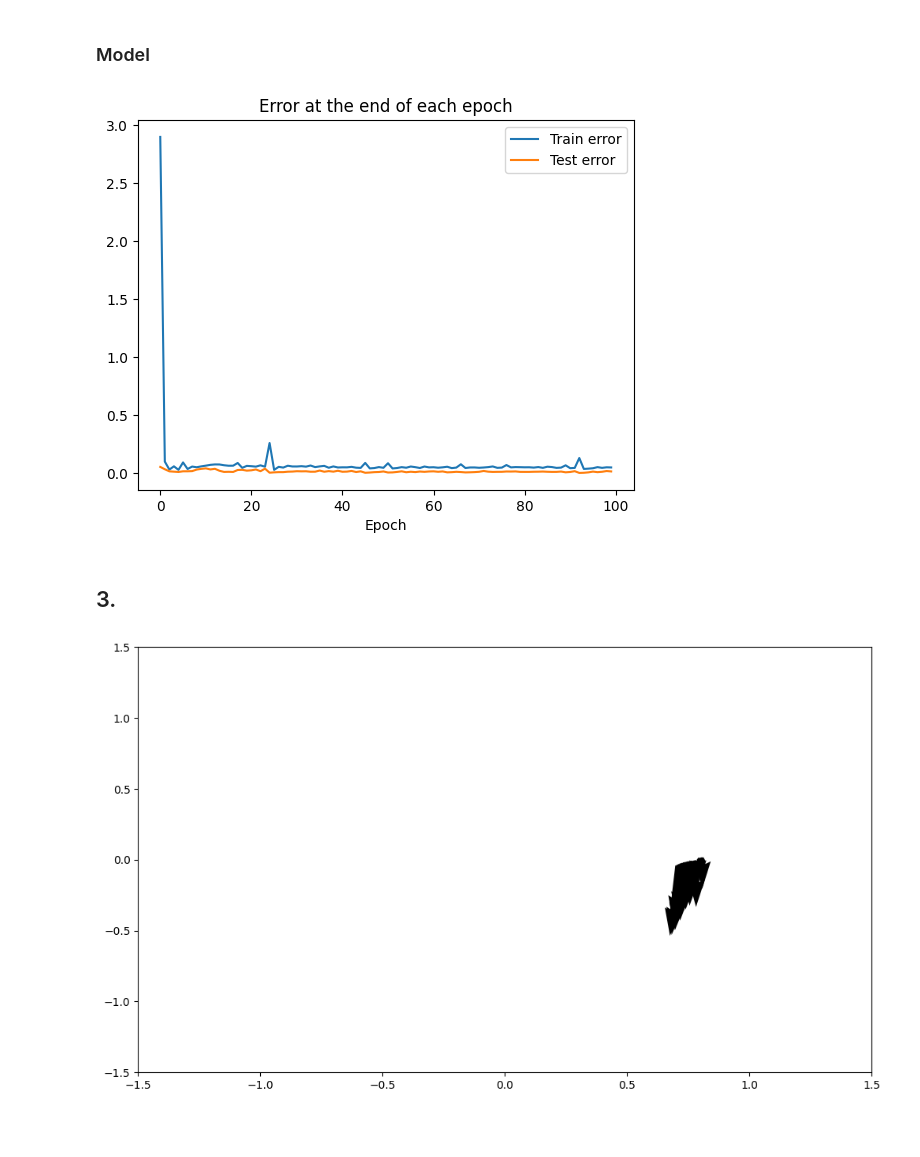
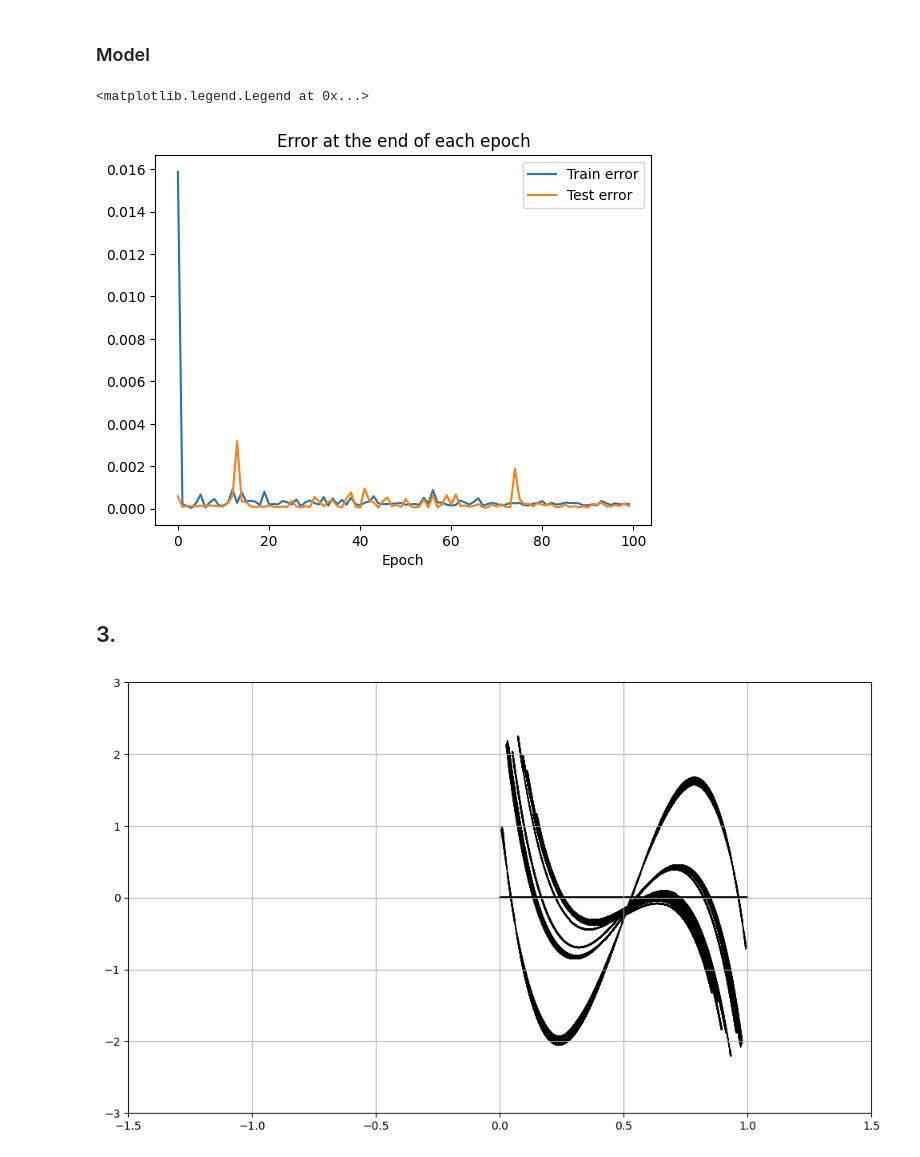
Before and after one commit to yonathan95/SequntialModeling1, a Jupyter notebook: Assignment1.ipynb, the cells around one changed output. Saved outputs shown, nothing was run; the diff lists cells and outputs as text; code cells hidden in the pictures; blank space fills up the shorter version.

```diff
--- a/Assignment1.ipynb
+++ b/Assignment1.ipynb
@@ -94,8 +100,9 @@ def plot_phase_diagram(data):
     fig, ax = plt.subplots(figsize = (12, 7))
     ax.quiver(x_pos, v_pos, x_direct, v_direct)
 
-    ax.axis([-1.5, 1.5, -1.5, 1.5])
+    ax.axis([-1.5, 1.5, -3, 3])
 
     # show plot
+    plt.grid()
     plt.show()
 # %%
@@ -113,8 +120,8 @@ import matplotlib.pyplot as plt
 # number of points
 sequence_length = 20
 hidden_size = 10
-input_size = 2
-output_size = 2
+input_size = 1
+output_size = 1
 lr = 0.01
 
 
@@ -157,62 +164,62 @@ test_err = []
 for e in range(epochs):
     # Train
     t_loss = 0
+    random.shuffle(train_data)
     for data in train_data:
-        x = torch.tensor(data[:-1]).float().reshape(1, sequence_length - 1, 2)  # [b, seq_len, fea_len]
-        y = torch.tensor(data[1:]).float().reshape(1, sequence_length - 1, 2)  # [b, seq_len, fea_len]
+        x = torch.tensor(data[:-1]).float().reshape(1, sequence_length - 1, 1)  # [b, seq_len, fea_len]
+        y = torch.tensor(data[1:]).float().reshape(1, sequence_length - 1, 1)  # [b, seq_len, fea_len]
 
         output, hidden_prev = model(x, hidden_prev)
         hidden_prev = hidden_prev.detach()
 
-        # print(f"output {output.shape}, y {y.shape}")
         loss = criterion(output, y)
         model.zero_grad()
-        # optimizer.zero_grad()
-        # both zero_grad() are the same if model.parameters() is feed to the same optimizer
-        # only matters if multiple models using same optimizer or multiple optims used for a model
+
         loss.backward()
         optimizer.step()
-        t_loss += loss
+        t_loss += loss.detach()
 
-    train_err.append(t_loss)
+    train_err.append(t_loss/ 400)
 
     # Test
     hidden_prev = torch.zeros(1, 1, hidden_size)  # [b, layer, mem_size]
     t_loss = 0
     with torch.no_grad():
         for data in test_data:
-            x = torch.tensor(data[:-1]).float().reshape(1, 19, 2)
-            y = torch.tensor(data[1:]).float().reshape(1, 19, 2)
+            x = torch.tensor(data[:-1]).float().reshape(1, sequence_length - 1, 1)
+            y = torch.tensor(data[1:]).float().reshape(1, sequence_length - 1, 1)
 
             output, hidden_prev = model(x, hidden_prev)
             hidden_prev = hidden_prev.detach()
 
-            # print(f"output {output.shape}, y {y.shape}")
-            t_loss += criterion(output, y)
-        test_err.append(t_loss)
+            t_loss += criterion(output, y).detach()
+        test_err.append(t_loss / 100)
 # %%
-with torch.no_grad():
-    plt.plot(train_err, label='Train error')
-    plt.plot(test_err, label='Test error')
-    plt.xlabel("Epoch")
-    plt.title('Error at the end of each epoch')
-    plt.legend();
+plt.plot(train_err, label='Train error')
+plt.plot(test_err, label='Test error')
+plt.xlabel("Epoch")
+plt.title('Error at the end of each epoch')
+plt.legend()
 # %% [output]
+<matplotlib.legend.Legend at 0x...>
-[figure, old version]
+[figure, new version]
 # %% [markdown]
 ## 3.
 # %%
 def predict_traj(s):
     traj = [s]
     hidden_prev = torch.zeros(1, 1, hidden_size)
-    last = torch.tensor(s).float().reshape(1, 1, 2)
+    last = torch.tensor(s).float().reshape(1, 1, 1)
     for _ in range(19):
-        last, hidden_prev = model(last, hidden_prev)
-        traj.append([last.tolist()[0][0][0], last.tolist()[0][0][1]])
+        last, hidden_prev = model2(last, hidden_prev)
+        traj.append(float(last.squeeze().detach().numpy()))
+
     return traj
+
+ts = []
 for _ in range(10000):
-    s = [random.random(), 0]
-    a = np.array(predict_traj(s))
-plot_phase_diagram([a])
+    s = random.random()
+    ts.append(predict_traj(s))
+plot_phase_diagram(conv_to_2d(ts))
 # %% [output]
-[figure, old version]
+[figure, new version]
```
Also changed, not shown: parts of 2 cells of this notebook.
